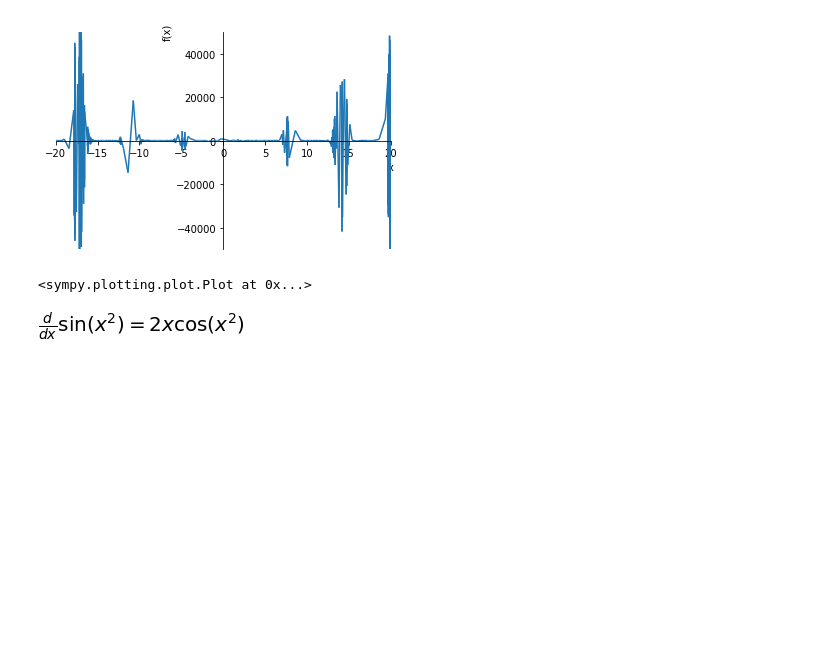
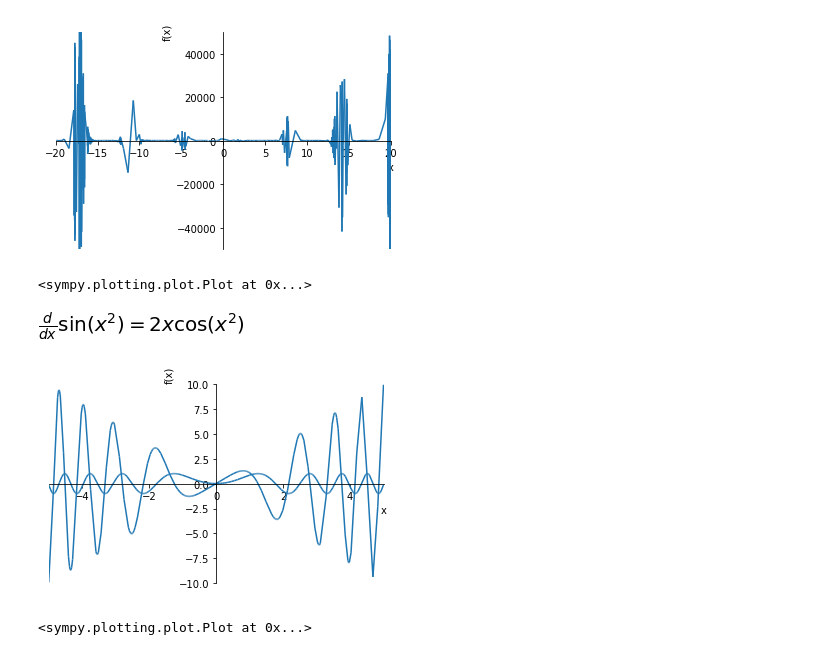
Before and after one commit to xdanger/notebooks, a Jupyter notebook: Mathematics/Essence of Caculus.ipynb, the cells around one changed output. Saved outputs shown, nothing was run; the diff lists cells and outputs as text; code cells hidden in the pictures; blank space fills up the shorter version.

```diff
--- a/Mathematics/Essence of Caculus.ipynb
+++ b/Mathematics/Essence of Caculus.ipynb
@@ -214,0 +213,5 @@ plot()
+# %%
+plot(sin(x**2).doit(), expr8.doit(), (x, -5, 5))
+# %% [output]
+[figure, added]
+<sympy.plotting.plot.Plot at 0x...>
```
Also changed, not shown: parts of 1 cell of this notebook.
